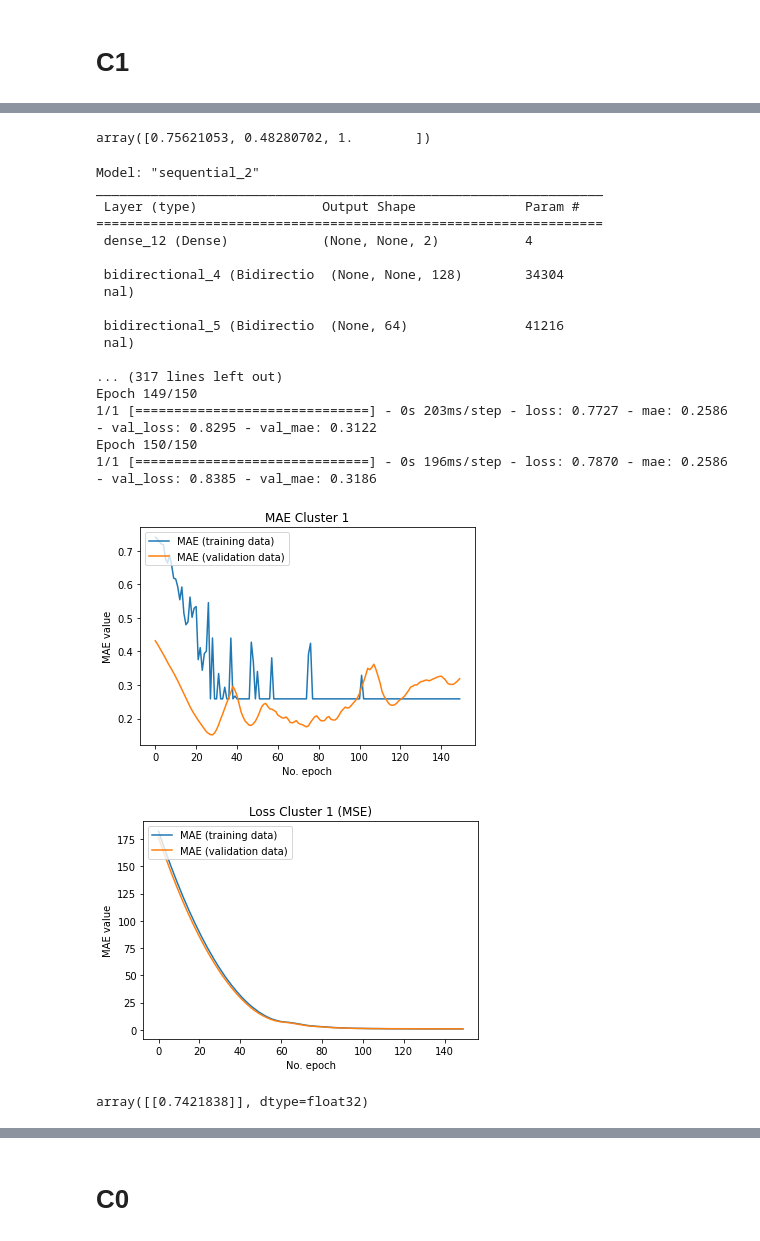
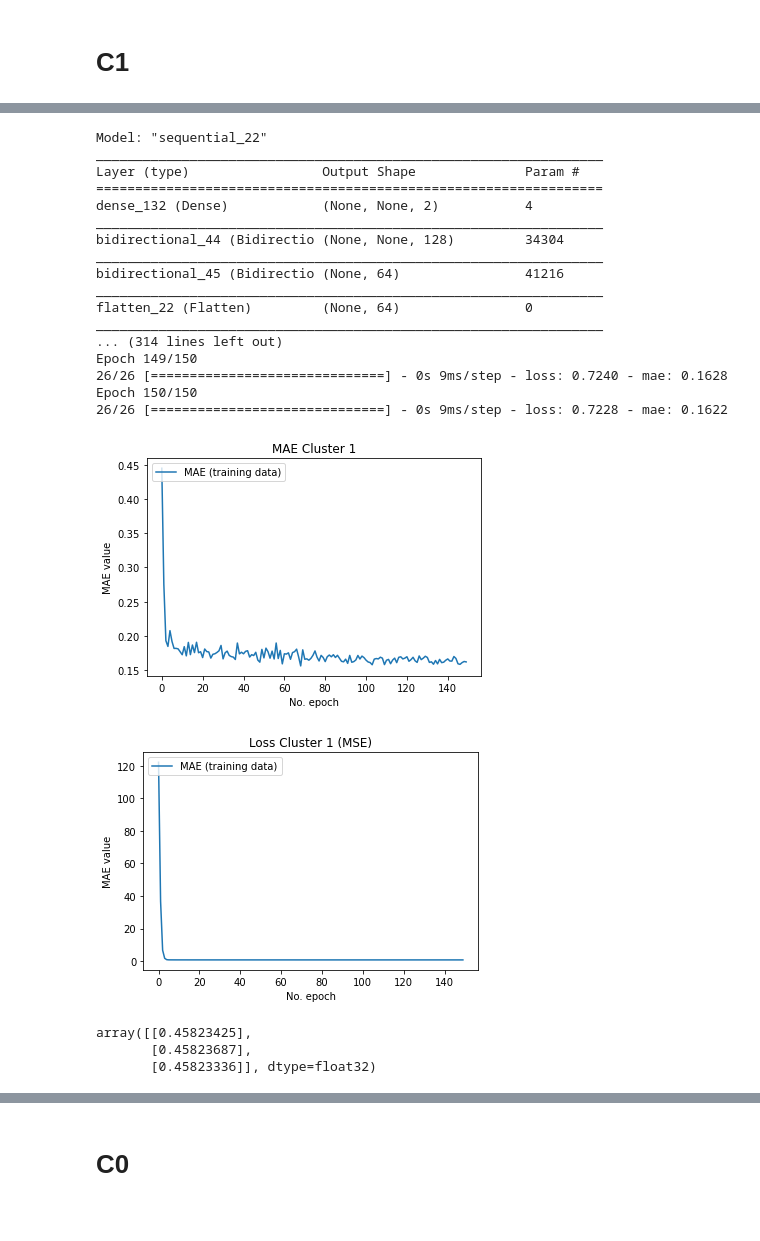
Before and after one commit to IritaSee/product_performance_blstm, a Jupyter notebook: per_cluster_new_dataset.ipynb, the cells around one changed output, grey strips where cells are left out. Cells and saved outputs as stored; diff of their text form; code cells hidden in the pictures.

```diff
--- a/per_cluster_new_dataset.ipynb
+++ b/per_cluster_new_dataset.ipynb
@@ -246,4 +344,6 @@ model.save('cluster3_newdata.h5')
 #next kita ubah bentuk data nya dari yang tadinya kesamping jadi ke bawah, tapi pertama mau aku drop dulu cluster sama kode produknya
 c2=c2.drop(columns=['KodeBarang','cluster'])
 c2
+c2_t =c2_t.drop(columns=['KodeBarang','cluster'])
+c2_t
 # %% [output]
@@ -260,3 +355,12 @@ time=[]
 for idx,a in enumerate(c2):
     new_c2.append(c2[a].mean())
     time.append(idx)
+# %%
+new_c2_t=[]
+time_t=[]
+i = 54
+for idx,a in enumerate(c2_t):
+    new_c2_t.append(c2_t[a].mean())
+    time.append(i)
+    i+=1
+new_c2_t
@@ -495,14 +597,8 @@ array([0.29515789, 0.23550877, 0.83789474, 0.28870175, 0.57277193,
 # %%
 split_time = 3 # ini berapa bulan terkahir yang mau di potong buat pengujian?
 
-time_train = time[:-split_time]
-x_train =  series[:-split_time]
-time_valid =  time[-split_time:]
-x_valid =  series[-split_time:]
+time_train = time
+x_train =  series
-# %%
-x_valid
-# %% [output]
-array([0.75621053, 0.48280702, 1.        ])
 # %%
 #buat data biar dibagi per window, jadi me masang masangkan waktu dan value,
 window_size = 2
@@ -532,41 +628,41 @@ model = tf.keras.Sequential([
 #Using mae and mse
 model.compile(optimizer=tf.keras.optimizers.Adam(),metrics=['mae'],loss='mse')
 model.summary()
-hist=model.fit(valid_set,epochs=150,validation_data=train_set)
+hist=model.fit(train_set,epochs=150)
 # %% [output]
-Model: "sequential_2"
+Model: "sequential_22"
 _________________________________________________________________
- Layer (type)                Output Shape              Param #
+Layer (type)                 Output Shape              Param #
 =================================================================
- dense_12 (Dense)            (None, None, 2)           4
-
- bidirectional_4 (Bidirectio  (None, None, 128)        34304
- nal)
-
- bidirectional_5 (Bidirectio  (None, 64)               41216
- nal)
-
-... (317 lines left out)
+dense_132 (Dense)            (None, None, 2)           4
+_________________________________________________________________
+bidirectional_44 (Bidirectio (None, None, 128)         34304
+_________________________________________________________________
+bidirectional_45 (Bidirectio (None, 64)                41216
+_________________________________________________________________
+flatten_22 (Flatten)         (None, 64)                0
+_________________________________________________________________
+... (314 lines left out)
 Epoch 149/150
-1/1 [==============================] - 0s 203ms/step - loss: 0.7727 - mae: 0.2586 - val_loss: 0.8295 - val_mae: 0.3122
+26/26 [==============================] - 0s 9ms/step - loss: 0.7240 - mae: 0.1628
 Epoch 150/150
-1/1 [==============================] - 0s 196ms/step - loss: 0.7870 - mae: 0.2586 - val_loss: 0.8385 - val_mae: 0.3186
+26/26 [==============================] - 0s 9ms/step - loss: 0.7228 - mae: 0.1622
 # %%
 import matplotlib.pyplot as plt
 plt.plot(hist.history['mae'], label='MAE (training data)')
-plt.plot(hist.history['val_mae'], label='MAE (validation data)')
+# plt.plot(hist.history['val_mae'], label='MAE (validation data)')
 
 plt.title("MAE Cluster 1")
 plt.ylabel('MAE value')
 plt.xlabel('No. epoch')
 plt.legend(loc="upper left")
 plt.show()
 # %% [output]
-[figure, old version]
+[figure, new version]
 # %%
 import matplotlib.pyplot as plt
 plt.plot(hist.history['loss'], label='MAE (training data)')
-plt.plot(hist.history['val_loss'], label='MAE (validation data)')
+# plt.plot(hist.history['val_loss'], label='MAE (validation data)')
 
 plt.title("Loss Cluster 1 (MSE)")
 plt.ylabel('MAE value')
@@ -574,11 +670,13 @@ plt.xlabel('No. epoch')
 plt.legend(loc="upper left")
 plt.show()
 # %% [output]
-[figure, old version]
+[figure, new version]
 # %%
-prediksi=model.predict(valid_set)
+prediksi=model.predict(np.array(series_t))
 prediksi
 # %% [output]
-array([[0.7421838]], dtype=float32)
+array([[0.45823425],
+       [0.45823687],
+       [0.45823336]], dtype=float32)
 # %%
 prediksi=prediksi.flatten()
```
Also changed, not shown: parts of 79 cells of this notebook, 16 other files.
